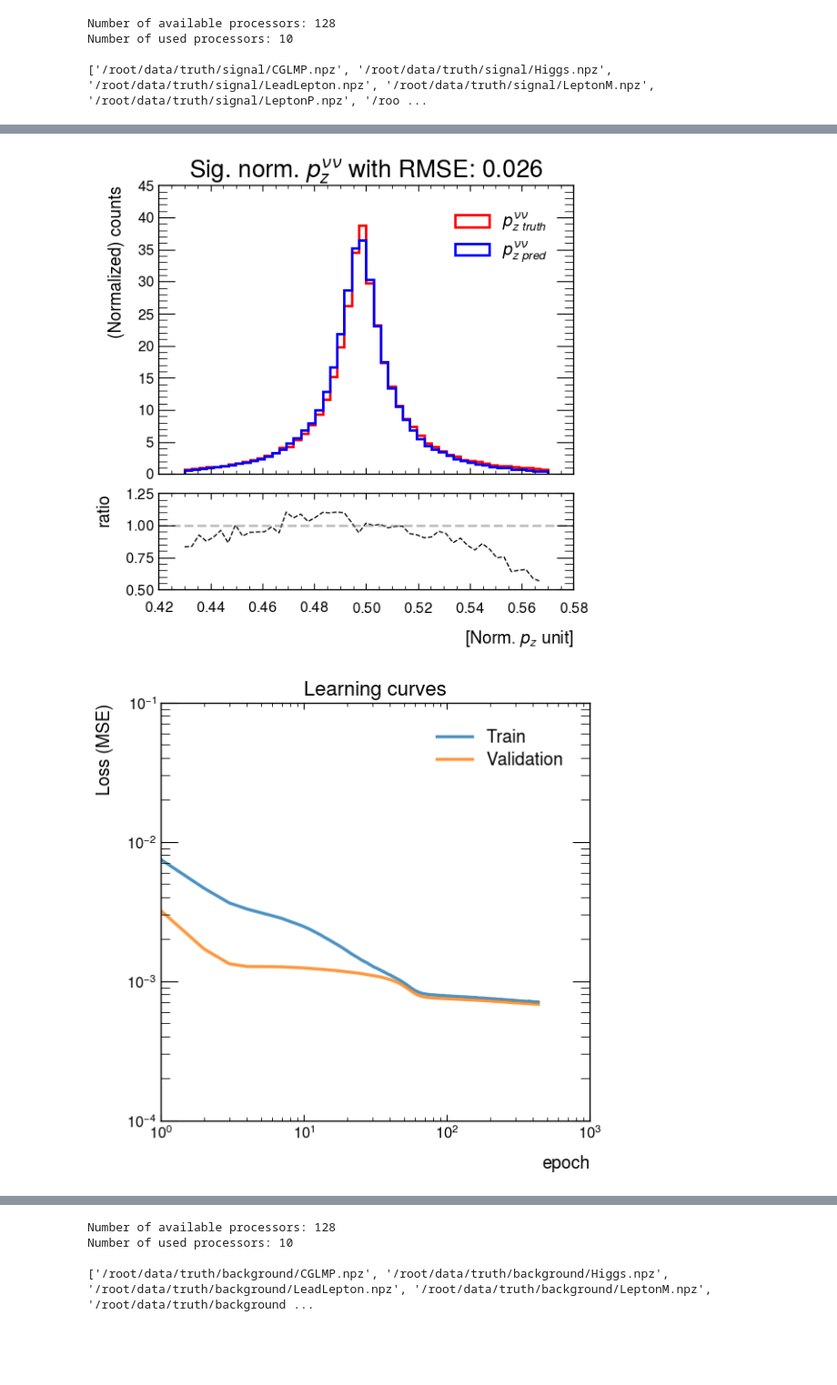
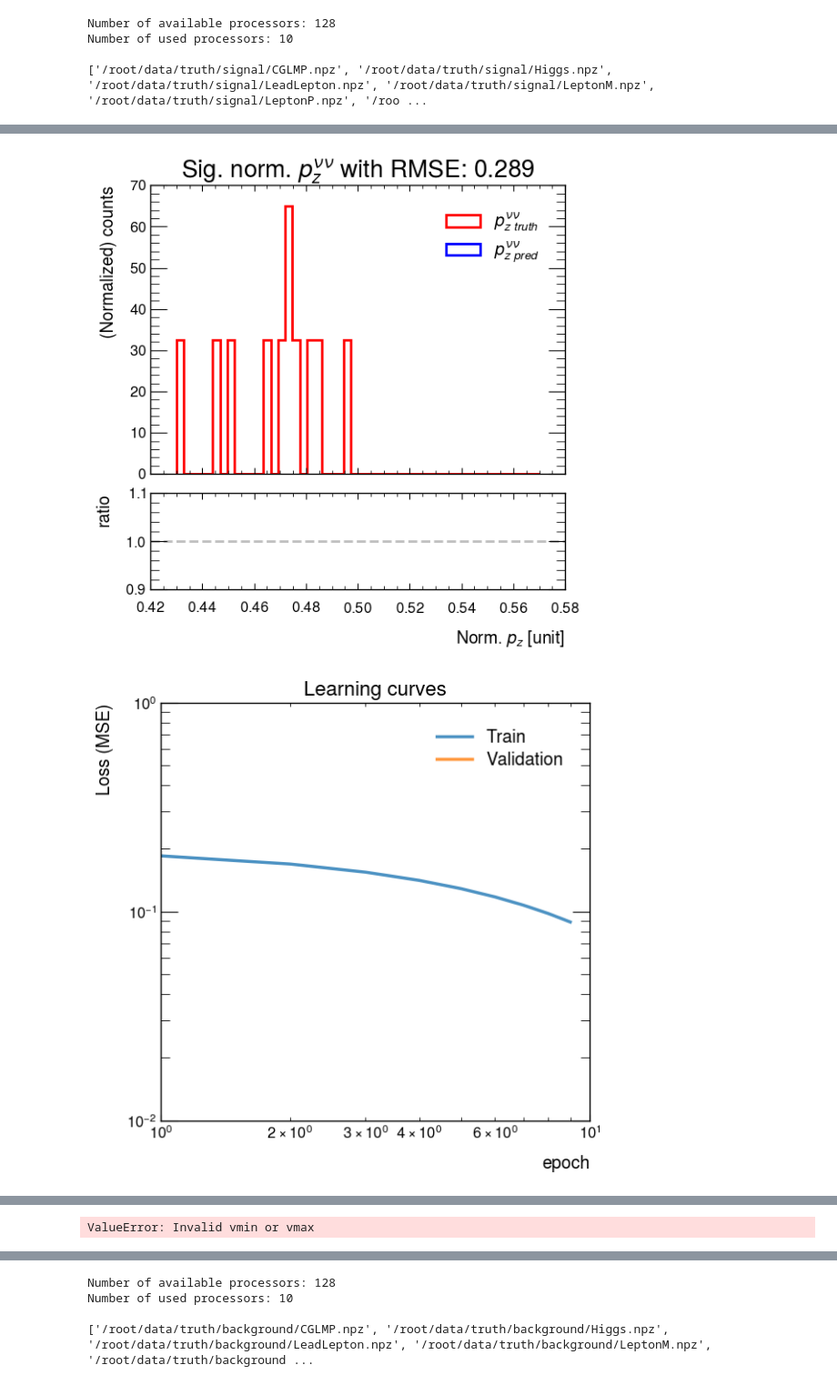
Before and after one commit to yygarypeng/QE-mls, a Jupyter notebook: DNN_modified_m.ipynb, the cells around one changed output, grey strips where cells are left out. Shown at 91% size. Saved outputs shown, nothing was run; the diff lists cells and outputs as text; code cells hidden in the pictures; blank space fills up the shorter version.

```diff
--- a/DNN_modified.ipynb
+++ b/DNN_modified_m.ipynb
@@ -32,11 +32,11 @@ print()
 [PhysicalDevice(name='/physical_device:CPU:0', device_type='CPU'), PhysicalDevice(name='/physical_device:GPU:0', device_type='GPU'), PhysicalDevice(name='/physical_device:GPU:1', device_type='GPU')]
 # %%
 seed = 42  # set random seed
-sampling = int(1e6)
+sampling = int(1e5)
 # num_folds = 2
 batch_size = 1024
 epochs = 512
-learning_rate = 1e-5
+learning_rate = 3e-6
 # %%
 np.random.seed(seed)
 processor = gd.DataProcessor(sampling=sampling, processor=10)
@@ -115,10 +118,10 @@ int_kin shape: (469444, 1)
 # %%
 SCALAR_int_ru = RobustScaler()
 int_kin = SCALAR_int_ru.fit_transform(int_kin)
-SCALAR_int_mm = MinMaxScaler()
-int_kin = SCALAR_int_mm.fit_transform(int_kin)
+# SCALAR_int_mm = MinMaxScaler()
+# int_kin = SCALAR_int_mm.fit_transform(int_kin)
 
 SCALAR_obs_ru = RobustScaler()
 obs_kin = SCALAR_obs_ru.fit_transform(obs_kin)
-SCALAR_obs_mm = MinMaxScaler()
-obs_kin = SCALAR_obs_mm.fit_transform(obs_kin)
+# SCALAR_obs_mm = MinMaxScaler()
+# obs_kin = SCALAR_obs_mm.fit_transform(obs_kin)
@@ -179,9 +188,9 @@ def build_model():
     x = tf.keras.layers.Flatten()(inputs)
 
     # Hidden tf.keras.layers
-    x = tf.keras.layers.Dense(units=32, activation="elu")(x)
-    x = tf.keras.layers.Dense(units=32, activation="elu")(x)
-    x = tf.keras.layers.Dropout(rate=0.2)(x)
+    x = tf.keras.layers.Dense(units=16, activation="elu")(x)
+    x = tf.keras.layers.Dense(units=16, activation="elu")(x)
+    x = tf.keras.layers.Dropout(rate=0.1)(x)
     x = tf.keras.layers.Dense(units=4, activation="elu")(x)
     x = tf.keras.layers.Dense(units=4, activation="elu")(x)
     # x = tf.keras.layers.Dense(units=4, activation="elu")(x)
@@ -192,7 +201,7 @@ def build_model():
     # x = tf.keras.layers.Dense(u÷activation="relu")(x)
 
     # Last dense layer
-    outputs = tf.keras.layers.Dense(units=train_y.shape[-1], activation="sigmoid")(x)
+    outputs = tf.keras.layers.Dense(units=train_y.shape[-1], activation="linear")(x)
 
     # Compile model
     model = tf.keras.Model(inputs=inputs, outputs=outputs)
@@ -381,25 +362,26 @@ Truth mean: 0.498, std: 0.035
 # %%
 from sklearn.metrics import mean_squared_error
 
 range = [0.43, 0.57]
 
 plot.plot_hist(
     [sig_truth[:, 0], sig_pred[:, 0]],
     [r"$p_{z\ truth}^{\nu\nu}$", r"$p_{z\ pred}^{\nu\nu}$"],
-    r"Sig. norm. $p^{\nu\nu}_{z}$" + f" with RMSE: {np.sqrt(mean_squared_error(sig_truth[:,0], sig_pred[:,0])):.3f}",
+    r"Sig. norm. $p^{\nu\nu}_{z}$"
+    + f" with RMSE: {np.sqrt(mean_squared_error(sig_truth[:,0], sig_pred[:,0])):.3f}",
     range=range,
-    xlabel=r"[Norm. $p_{z}$ unit]",
+    xlabel=r"Norm. $p_{z}$ [unit]",
 )
 
 plot.plot_loss_history(history, logx=True, logy=True)
 
 plot.plot_2d_histogram(
     sig_truth[:, 0],
     sig_pred[:, 0],
     r"Sig. $p_{z}^{\nu\nu}$ "
     + f"with Pearson coeff: {sp.stats.pearsonr(sig_truth[:,0], sig_pred[:,0])[0]:.3f}",
     range=range,
 )
 # %% [output]
-[figure, old version]
+[figure, new version]
-[figure, old version]
+[figure, new version]
@@ -406,0 +388 @@ plot.plot_2d_histogram(
+ValueError: Invalid vmin or vmax
```
Also changed, not shown: parts of 15 cells of this notebook, 6 other files.
